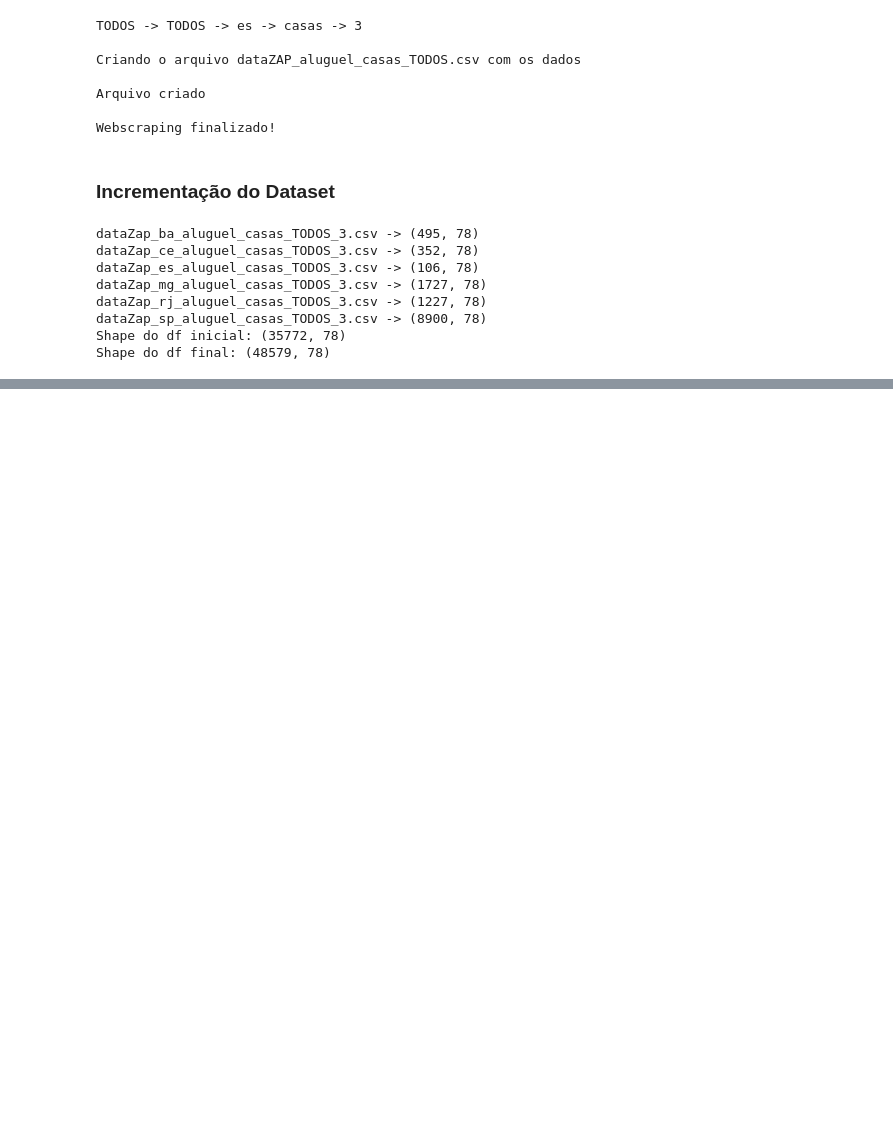
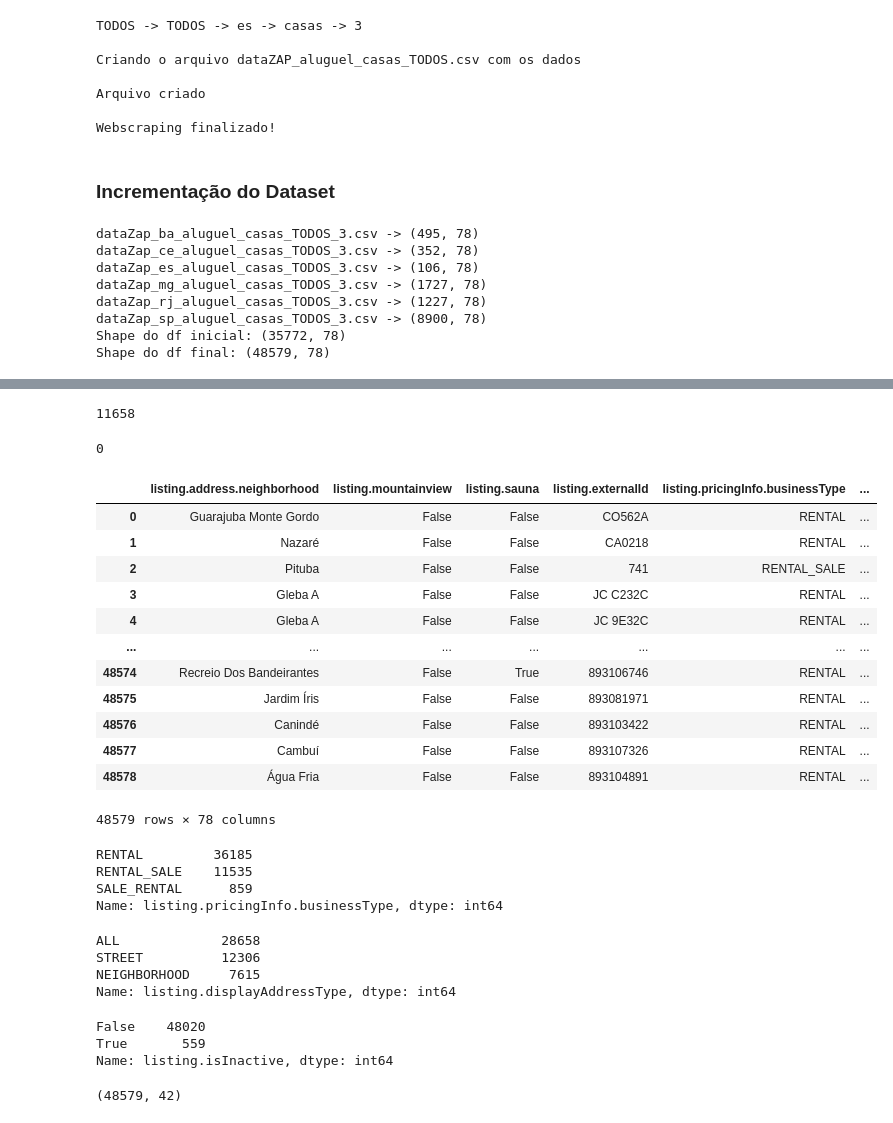
Before and after one commit to caiocmb7/MachineLearning-DS, a Jupyter notebook: ICD/Trabalho1/project.ipynb, the cells around one changed output, grey strips where cells are left out. Drawn from its saved outputs; the diff is of its cells as text; code cells hidden in the pictures; blank space fills up the shorter version.

```diff
--- a/ICD/Trabalho1/project.ipynb
+++ b/ICD/Trabalho1/project.ipynb
@@ -120,0 +131,2 @@ Shape do df final: (48579, 78)
+# %%
+df = pd.read_csv("dataZap_concatenated.csv", delimiter=";")
@@ -120,0 +216,44 @@ Shape do df final: (48579, 78)
+# %%
+df["listing.pricingInfo.rentalTotalPrice"].isna().sum()
+# %% [output]
+11658
+# %%
+df["listing.pricingInfo.price"].isna().sum()
+# %% [output]
+0
+# %%
+df[(df["listing.pricingInfo.isRent"] == True)]
+# %% [output]
+|  | listing.address.neighborhood | listing.mountainview | listing.sauna | listing.externalId | listing.pricingInfo.businessType | ... |
+| 0 | Guarajuba Monte Gordo | False | False | CO562A | RENTAL | ... |
+| 1 | Nazaré | False | False | CA0218 | RENTAL | ... |
+| 2 | Pituba | False | False | 741 | RENTAL_SALE | ... |
+| 3 | Gleba A | False | False | JC C232C | RENTAL | ... |
+| 4 | Gleba A | False | False | JC 9E32C | RENTAL | ... |
+| ... | ... | ... | ... | ... | ... | ... |
+| 48574 | Recreio Dos Bandeirantes | False | True | 893106746 | RENTAL | ... |
+| 48575 | Jardim Íris | False | False | 893081971 | RENTAL | ... |
+| 48576 | Canindé | False | False | 893103422 | RENTAL | ... |
+| 48577 | Cambuí | False | False | 893107326 | RENTAL | ... |
+| 48578 | Água Fria | False | False | 893104891 | RENTAL | ... |
+48579 rows × 78 columns
+# %%
+df["listing.pricingInfo.businessType"].value_counts()
+# %% [output]
+RENTAL         36185
+RENTAL_SALE    11535
+SALE_RENTAL      859
+Name: listing.pricingInfo.businessType, dtype: int64
+# %%
+df["listing.displayAddressType"].value_counts()
+# %% [output]
+ALL             28658
+STREET          12306
+NEIGHBORHOOD     7615
+Name: listing.displayAddressType, dtype: int64
+# %%
+df["listing.isInactive"].value_counts()
+# %% [output]
+False    48020
+True       559
+Name: listing.isInactive, dtype: int64
@@ -120,0 +320,4 @@ Shape do df final: (48579, 78)
+# %%
+df.shape
+# %% [output]
+(48579, 42)
```
Also changed, not shown: parts of 30 cells of this notebook.
